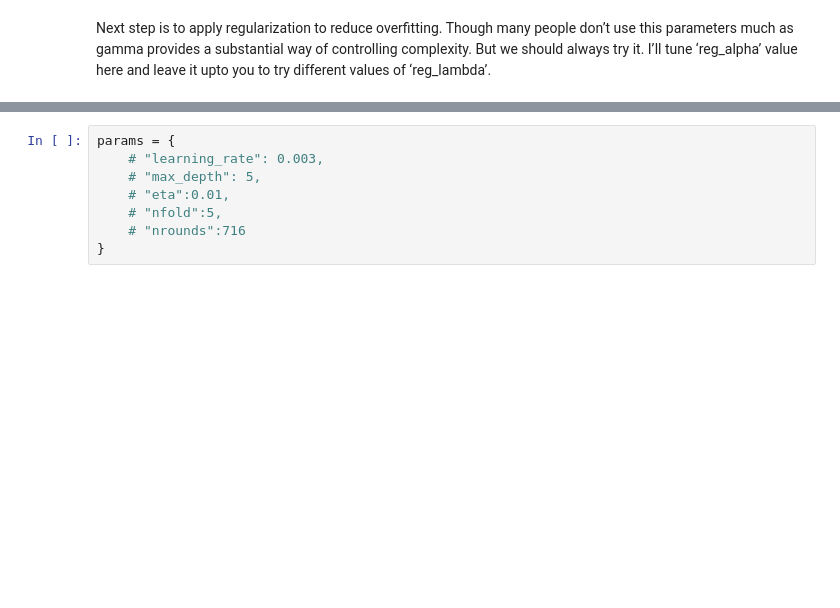
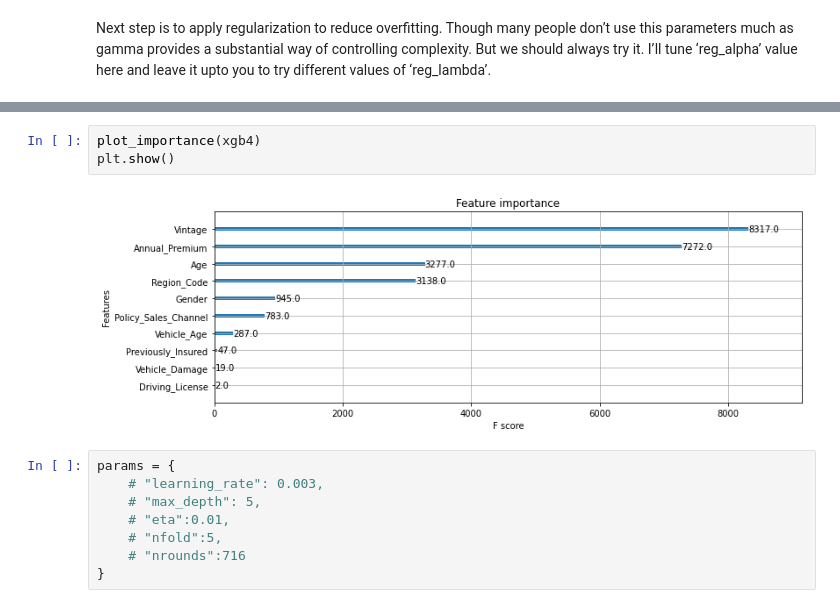
Before and after one commit to claviermathieu/ISFA-prj-datascience, a Jupyter notebook: book/docs/4_modeles/47_xgboost.ipynb, the cells around one changed output, grey strips where cells are left out. Cells and saved outputs as stored; diff of their text form; blank space fills up the shorter version.

```diff
--- a/book/docs/4_modeles/47_xgboost.ipynb
+++ b/book/docs/4_modeles/47_xgboost.ipynb
@@ -335,3 +388,8 @@ gsearch6.best_params_, gsearch6.best_score_
+# %%
+plot_importance(xgb4)
+plt.show()
+# %% [output]
+[figure, added]
 # %%
 params = {
     # "learning_rate": 0.003,
```
Also changed, not shown: parts of 8 cells of this notebook.
